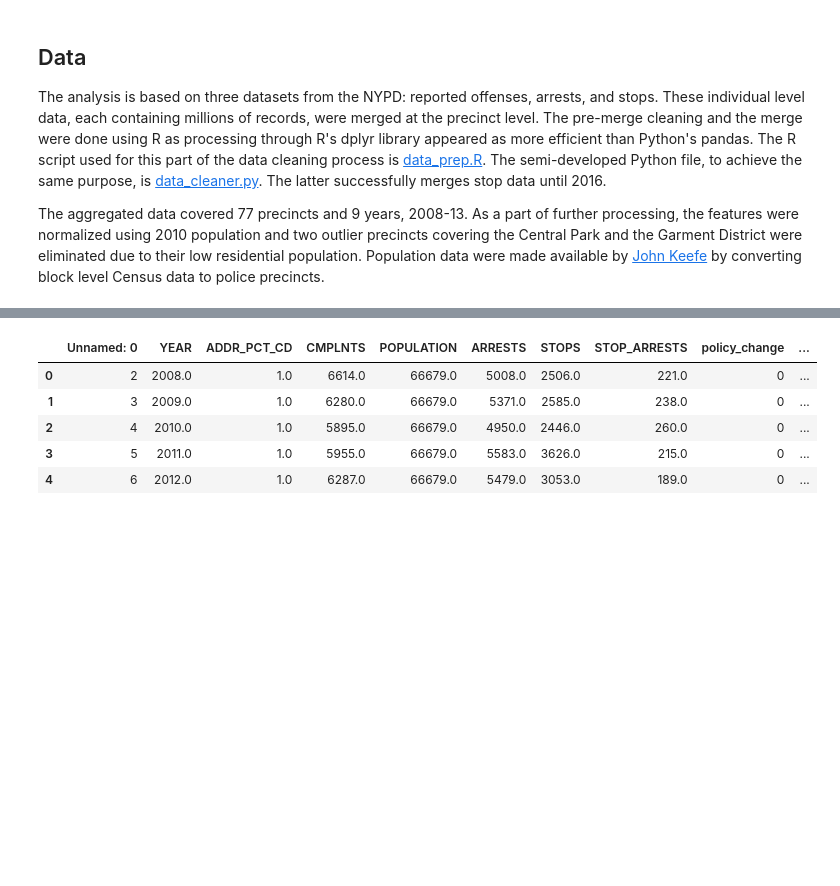
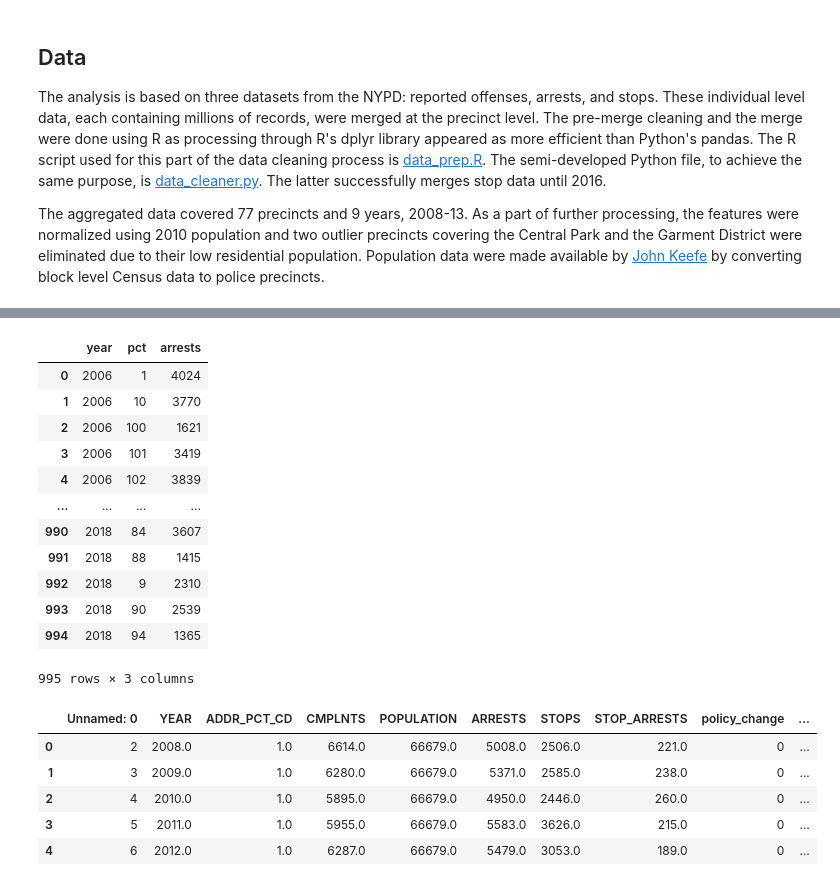
Before and after one commit to anilca-lab/FIS-Mod4-Project, a Jupyter notebook: Master_Notebook-brad.ipynb, the cells around one changed output, grey strips where cells are left out. Saved outputs shown, nothing was run; the diff lists cells and outputs as text; code cells hidden in the pictures; blank space fills up the shorter version.

```diff
--- a/Master_Notebook-brad.ipynb
+++ b/Master_Notebook-brad.ipynb
@@ -65,3 +67,21 @@ FileNotFoundError: [Errno 2] File b'2003/../data/stop_frisk.csv' does not exist:
+# %%
+dfs['stops'] = dfs['stops'].loc[dfs['stops'].pct < 124]
+# %%
+dfs['arrests']
+# %% [output]
+|  | year | pct | arrests |
+| 0 | 2006 | 1 | 4024 |
+| 1 | 2006 | 10 | 3770 |
+| 2 | 2006 | 100 | 1621 |
+| 3 | 2006 | 101 | 3419 |
+| 4 | 2006 | 102 | 3839 |
+| ... | ... | ... | ... |
+| 990 | 2018 | 84 | 3607 |
+| 991 | 2018 | 88 | 1415 |
+| 992 | 2018 | 9 | 2310 |
+| 993 | 2018 | 90 | 2539 |
+| 994 | 2018 | 94 | 1365 |
+995 rows × 3 columns
 # %%
 import pandas as pd
 df = pd.read_csv('data/df.csv')
```
Also changed, not shown: parts of 8 cells of this notebook, 6 other files.
